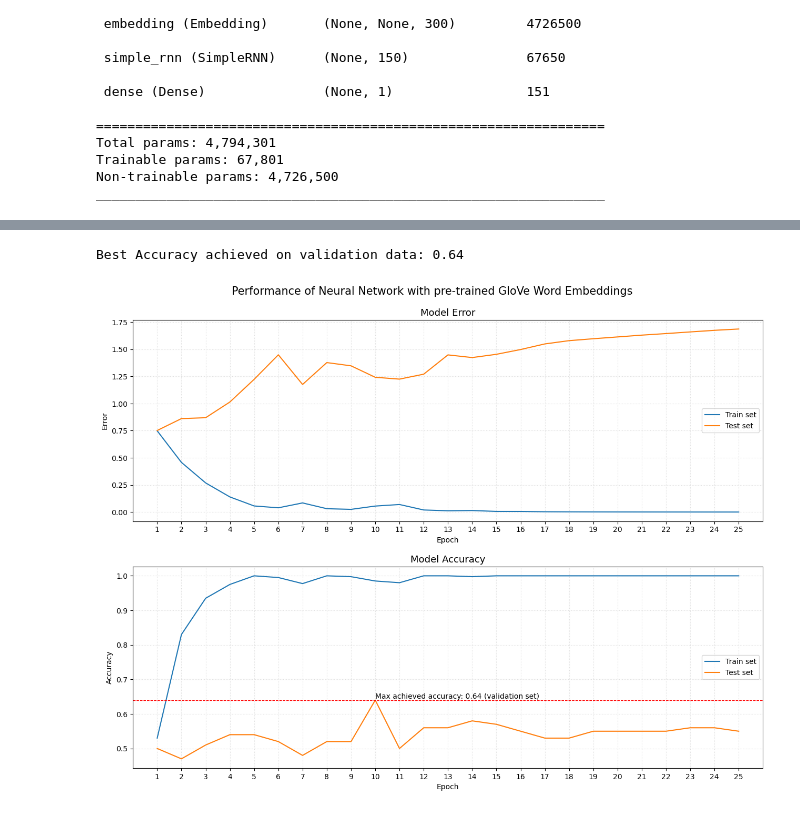
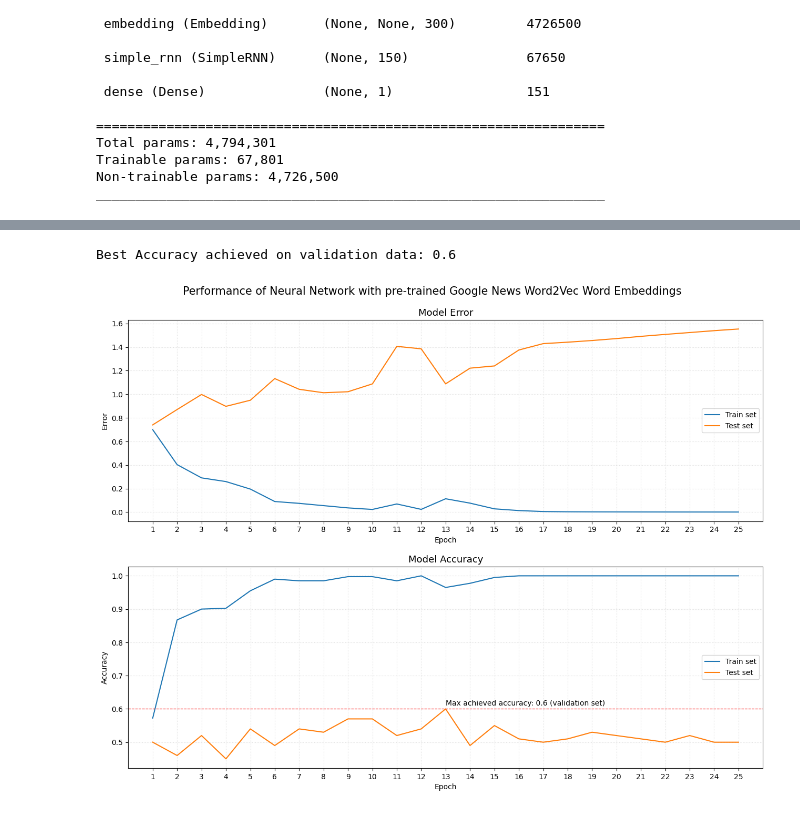
Before and after one commit to SebastianoDenegri/Targeted_Suicide_Intervention, a Jupyter notebook: Reddit_Users_Classification_part_3.ipynb, the cells around one changed output, grey strips where cells are left out. Drawn from its saved outputs; the diff is of its cells as text; code cells hidden in the pictures.

```diff
--- a/Reddit_Users_Classification_part_3.ipynb
+++ b/Reddit_Users_Classification_part_3.ipynb
@@ -58,15 +48,15 @@ Loaded 400,000 word vectors.
 # %%
-# create a weight matrix, with the GloVe Vector Representation, for the words in the training set
+# create a weight matrix for words in the training set
 embedding_matrix = np.zeros((len(word_index)+1, 300))
 hits = 0
 misses = 0
 
 for word, i in word_index.items():
-    embedding_vector = embeddings_index.get(word)
-    if embedding_vector is not None:
-        embedding_matrix[i] = embedding_vector
+    if word in word2vec:
+        embedding_matrix [i,:] = word2vec[word]
         hits += 1
     else:
         misses += 1
+
 print("Converted {} words ({} misses)".format(f'{hits:,}', f'{misses:,}'))
 # %% [output]
@@ -79,22 +67,24 @@ The model architecture is the same as the first model. The only difference is th
 seed(42)
 tf.random.set_seed(42)
 
-#let's build a second model without training the Embedding layer weights, but using the pre-trained GloVe Word Embeddings
-rnn_glove = Sequential()
+#Initialize the model
+rnn_2vec = Sequential()
 
-#Using Glove pre-trained embeddings
-rnn_glove.add(Embedding(len(word_index.items())+1, output_dim=300, weights=[embedding_matrix], trainable=False))
+#I am using Google News Word2Vec pre-trained embeddings
+rnn_2vec.add(Embedding(len(word_index.items())+1, output_dim=300, weights=[embedding_matrix], trainable=False))
 
 # Add the RNN layer
-rnn_glove.add(SimpleRNN(units=150, activation='tanh', input_shape=x_train_pad.shape[1:]))
+rnn_2vec.add(SimpleRNN(units=150, activation='tanh', input_shape=x_train_pad.shape[1:]))
+
 # Add the final output layer
-rnn_glove.add(Dense(1, activation='sigmoid'))
+rnn_2vec.add(Dense(1, activation='sigmoid'))
+
 # Compile the model
 adam = optimizers.Adam(learning_rate=0.001)
-rnn_glove.compile(loss='binary_crossentropy', optimizer=adam, metrics=['accuracy'])
+rnn_2vec.compile(loss='binary_crossentropy', optimizer=adam, metrics=['accuracy'])
 
 #Let's check the model architecture
-rnn_glove.summary()
+rnn_2vec.summary()
 # %% [output]
 Model: "sequential"
 _________________________________________________________________
@@ -124,4 +112,4 @@ To be consistent and compare model's performance based on 1 variable only (the w
 # %%
-hist=rnn_glove.fit(x_train_pad, y_train, batch_size=16, epochs=25, shuffle=True, validation_data=(x_test_pad, y_test))
+hist=rnn_2vec.fit(x_train_pad, y_train, batch_size=16, epochs=25, shuffle=True, validation_data=(x_test_pad, y_test))
 # %% [output]
 Epoch 1/25
@@ -144,38 +132,38 @@ Epoch 25/25
 # %%
 print("Best Accuracy achieved on validation data:", round(max(hist.history['val_accuracy']),2))
 # %% [output]
-Best Accuracy achieved on validation data: 0.64
+Best Accuracy achieved on validation data: 0.6
 # %%
 fig = plt.figure(figsize=(13,10))
 loss = fig.add_subplot(2,1,1)
 accuracy = fig.add_subplot(2,1,2)
 
 accuracy.plot(hist.history['accuracy'])
 accuracy.plot(hist.history['val_accuracy'])
 accuracy.set_title('Model Accuracy', fontsize=13)
 accuracy.set_ylabel('Accuracy')
 accuracy.set_xlabel('Epoch')
 accuracy.set_xticks(range(0,25))
 accuracy.set_xticklabels(range(1,26))
 accuracy.set_xlim(-1,25)
 accuracy.legend(['Train set', 'Test set'], loc='center right')
 accuracy.grid(True, axis='both', color='gainsboro', ls= ':', linewidth=0.8)
-accuracy.axhline(y=0.64, color='r', lw=0.9, ls='--')
-accuracy.annotate('Max achieved accuracy: 0.64 (validation set)', xy=(9,0.645))
+accuracy.axhline(y=0.60, color='r', lw=0.9, ls='--')
+accuracy.annotate('Max achieved accuracy: 0.6 (validation set)', xy=(12,0.61))
 
 loss.plot(hist.history['loss'])
 loss.plot(hist.history['val_loss'])
 loss.set_title('Model Error', fontsize=13)
 loss.set_ylabel('Error')
 loss.set_xlabel('Epoch')
 loss.set_xticks(range(0,25))
 loss.set_xticklabels(range(1,26))
 loss.set_xlim(-1,25)
 loss.legend(['Train set', 'Test set'], loc='center right')
 loss.grid(True, axis='both', color='gainsboro', ls= ':', linewidth=0.8)
 
-plt.suptitle('Performance of Neural Network with pre-trained GloVe Word Embeddings', fontsize=15)
+plt.suptitle('Performance of Neural Network with pre-trained Google News Word2Vec Word Embeddings', fontsize=15)
 plt.tight_layout(pad=1.5)
 plt.show()
 # %% [output]
-[figure, old version]
+[figure, new version]
```
Also changed, not shown: parts of 24 cells of this notebook, 3 other files.
